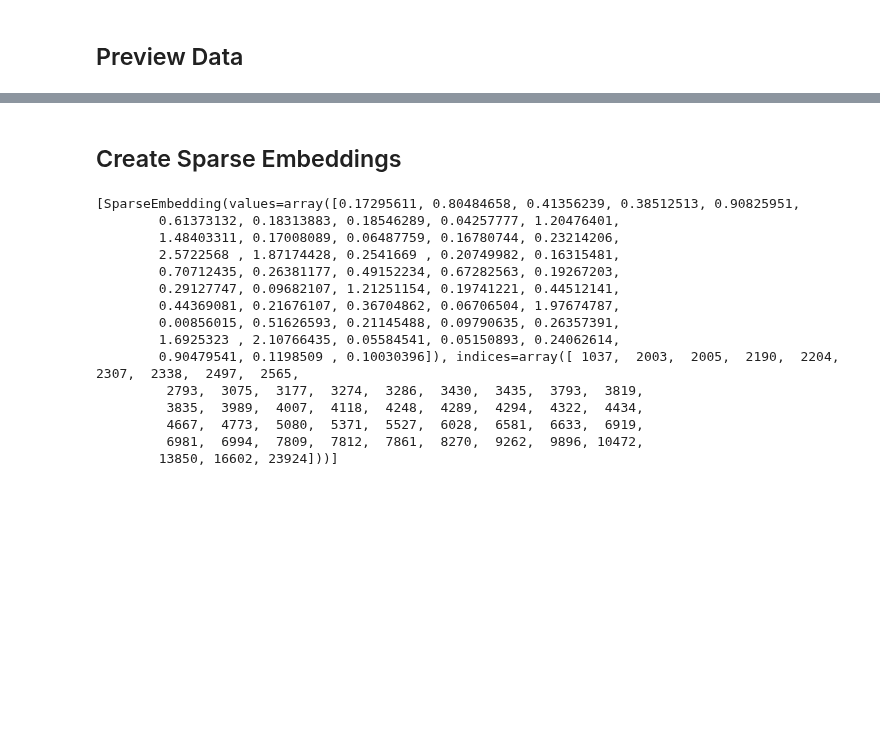
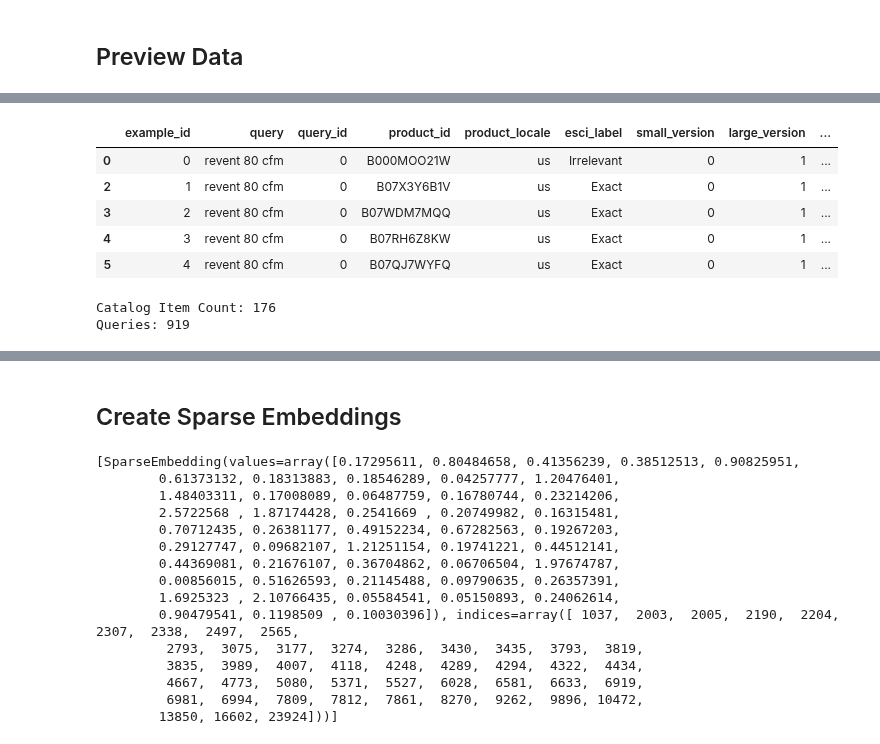
Before and after one commit to qdrant/fastembed, a Jupyter notebook: docs/how-to/Hybrid_Search.ipynb, the cells around one changed output, grey strips where cells are left out. Saved outputs shown, nothing was run; the diff lists cells and outputs as text; code cells hidden in the pictures; blank space fills up the shorter version.

```diff
--- a/docs/how-to/Hybrid_Search.ipynb
+++ b/docs/how-to/Hybrid_Search.ipynb
@@ -34,5 +46,7 @@ fastembed.__version__
 '0.2.5'
 # %%
 dataset = load_dataset("tasksource/esci")
-# We'll select the first 100 examples for this demo
-dataset = dataset["train"].select(range(100))
+# We'll select the first 1000 examples for this demo
+dataset = dataset["train"].select(range(1000))
+dataset = dataset.filter(lambda x: x['product_locale'] == "us")
+dataset
@@ -51 +60,18 @@ df.head()
+# %%
+source_df = dataset.to_pandas()
+df = source_df.drop_duplicates(subset=["product_text", "product_title", "product_bullet_point", "product_brand"])
+df = df.dropna(subset=["product_text", "product_title", "product_bullet_point", "product_brand"])
+df.head()
+# %% [output]
+|  | example_id | query | query_id | product_id | product_locale | esci_label | small_version | large_version | ... |
+| 0 | 0 | revent 80 cfm | 0 | B000MOO21W | us | Irrelevant | 0 | 1 | ... |
+| 2 | 1 | revent 80 cfm | 0 | B07X3Y6B1V | us | Exact | 0 | 1 | ... |
+| 3 | 2 | revent 80 cfm | 0 | B07WDM7MQQ | us | Exact | 0 | 1 | ... |
+| 4 | 3 | revent 80 cfm | 0 | B07RH6Z8KW | us | Exact | 0 | 1 | ... |
+| 5 | 4 | revent 80 cfm | 0 | B07QJ7WYFQ | us | Exact | 0 | 1 | ... |
+# %%
+print(f"Catalog Item Count: {len(df)}\nQueries: {len(source_df)}")
+# %% [output]
+Catalog Item Count: 176
+Queries: 919
 # %%
```
Also changed, not shown: parts of 15 cells of this notebook.
